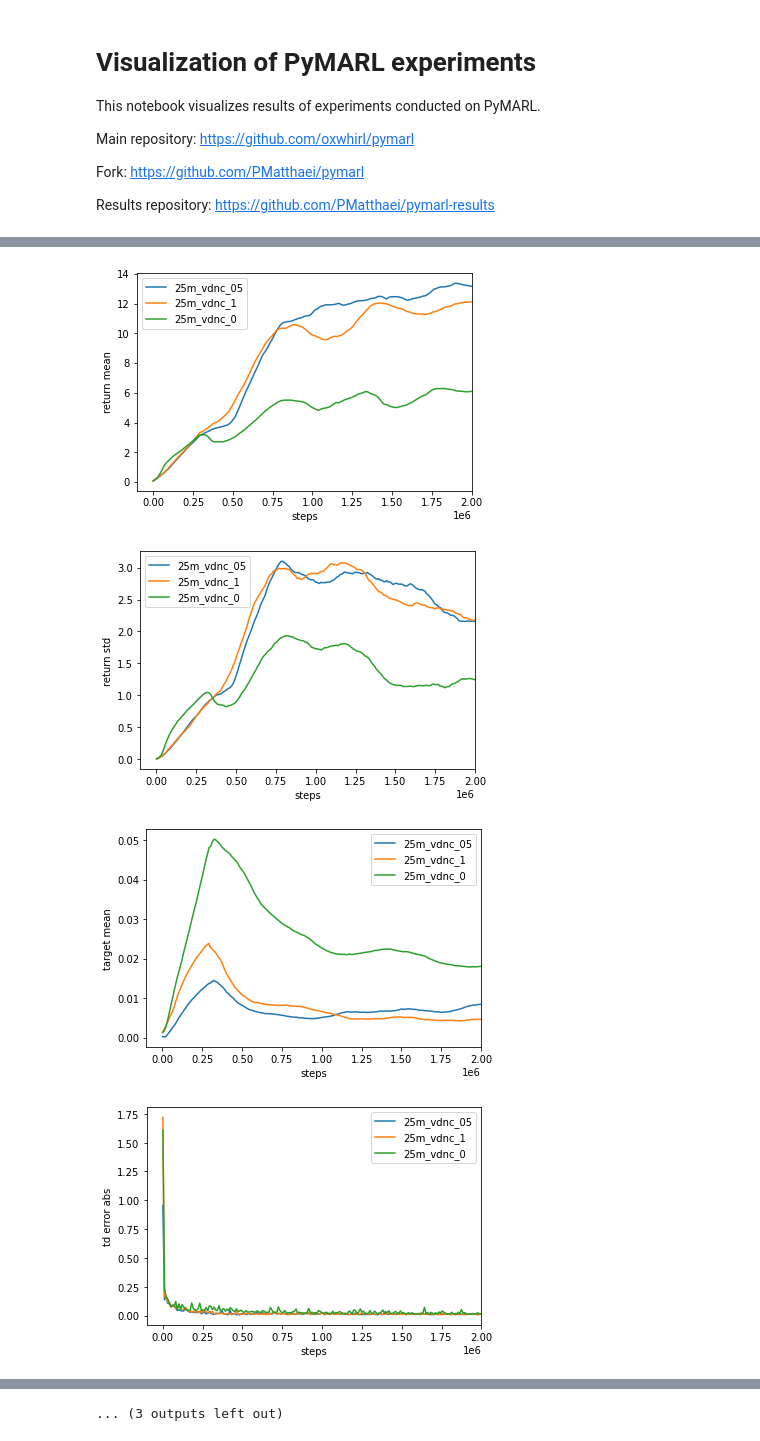
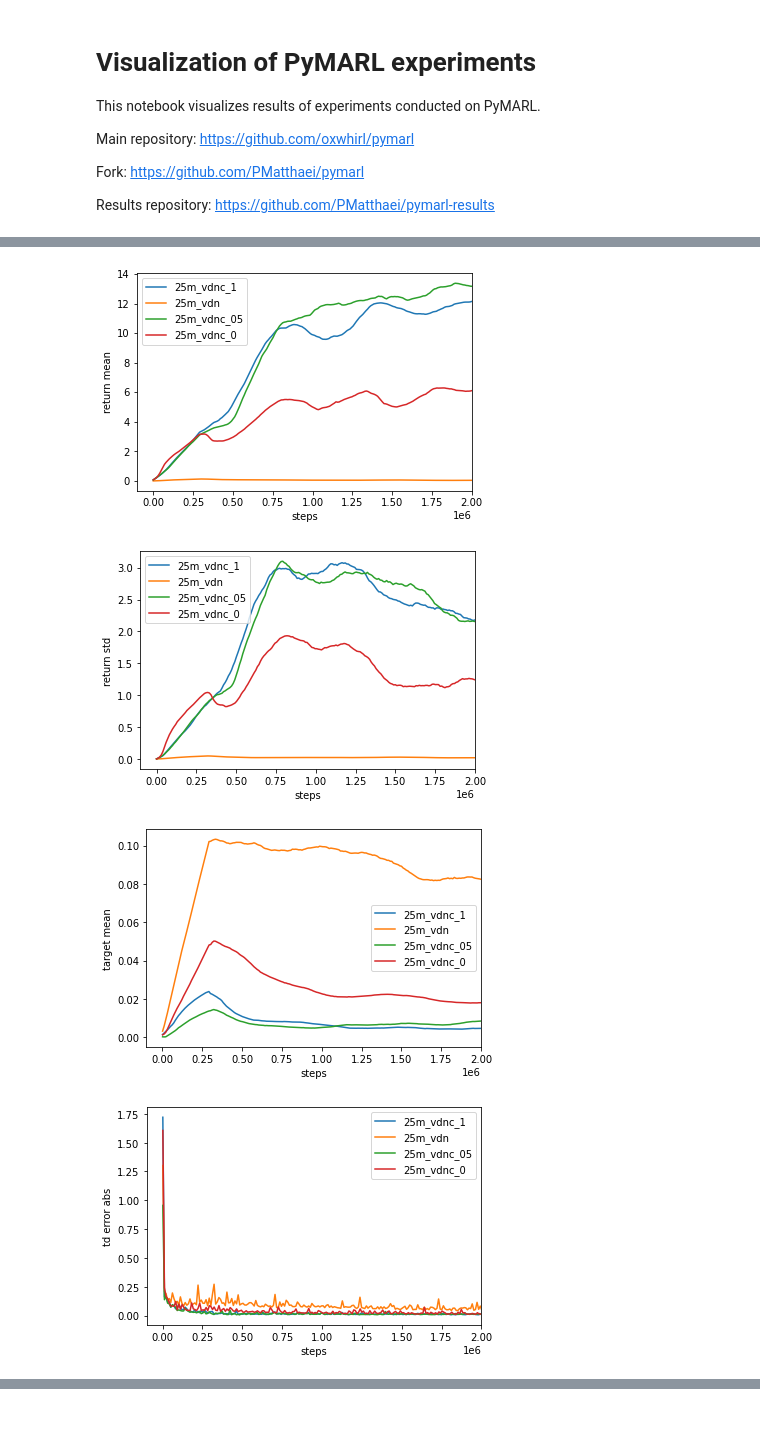
Before and after one commit to PMatthaei/project-thesis-pymarl-results, a Jupyter notebook: visualize_pymarl.ipynb, the cells around one changed output, grey strips where cells are left out. Cells and saved outputs as stored; diff of their text form; code cells hidden in the pictures.

```diff
--- a/visualize_pymarl.ipynb
+++ b/visualize_pymarl.ipynb
@@ -27,7 +27,7 @@ Resolving deltas: 100% (177/177), done.
 #@markdown Choose algorithms
 qmix = False #@param {type:"boolean"}
 qmv2c = False #@param {type:"boolean"}
-vdn = False #@param {type:"boolean"}
+vdn = True #@param {type:"boolean"}
 vdnc = True #@param {type:"boolean"}
 iql = False #@param {type:"boolean"}
 coma = False #@param {type:"boolean"}
@@ -125,8 +125,8 @@ def plot():
       plt.ylabel(metric_label)
 
     plt.legend(loc='best')
+    plt.savefig(metric+'.png')
     plt.show()
-    plt.savefig(metric+'.png')
 
 def is_env(path, envs):
   if len(envs) == 0:
@@ -157,4 +157,4 @@ plot()
-[figure, old version]
+[figure, new version]
-[figure, old version]
+[figure, new version]
-[figure, old version]
+[figure, new version]
-[figure, old version]
+[figure, new version]
@@ -163 +162,0 @@ plot()
-... (3 outputs left out)
```
Also changed, not shown: parts of 2 cells of this notebook.
